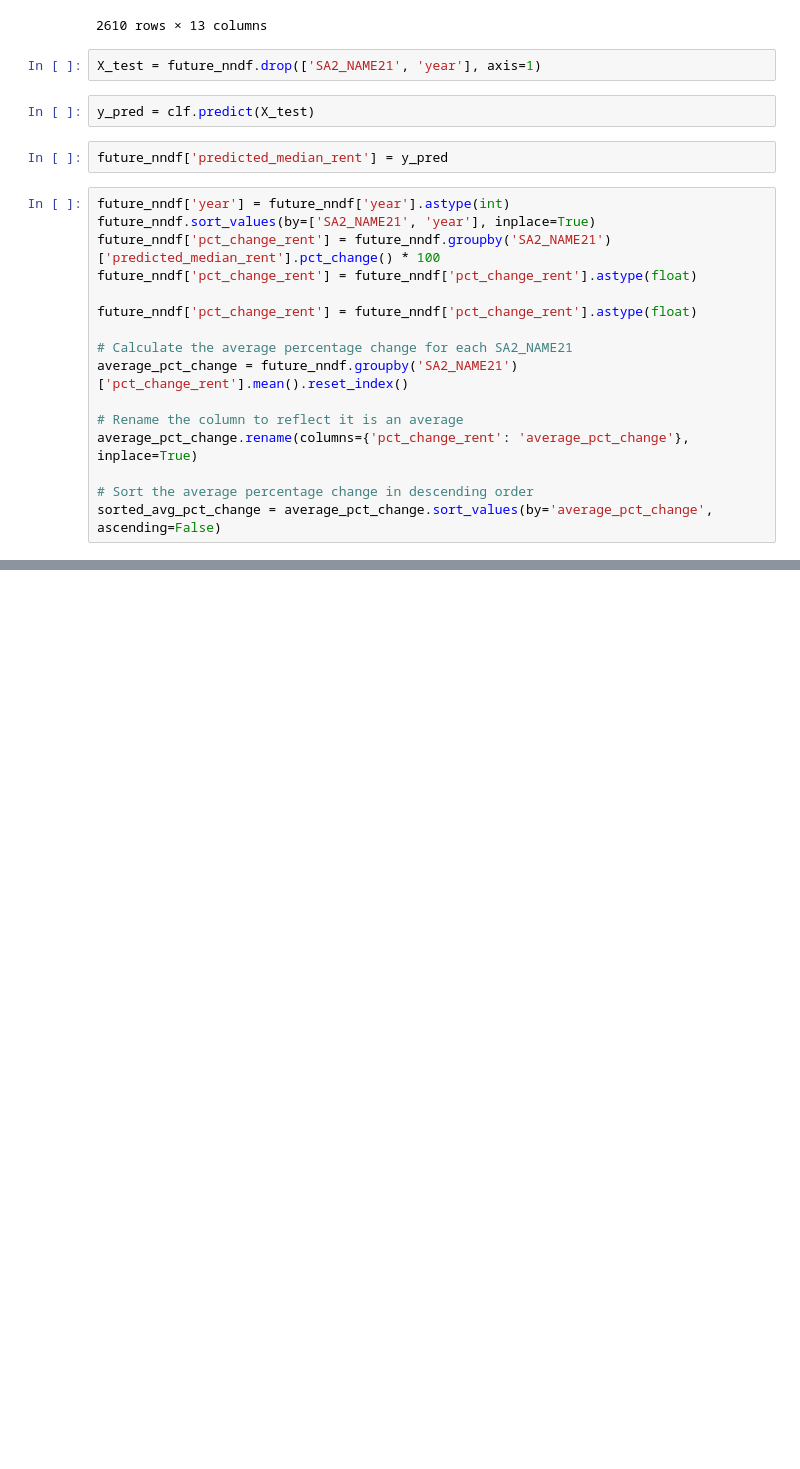
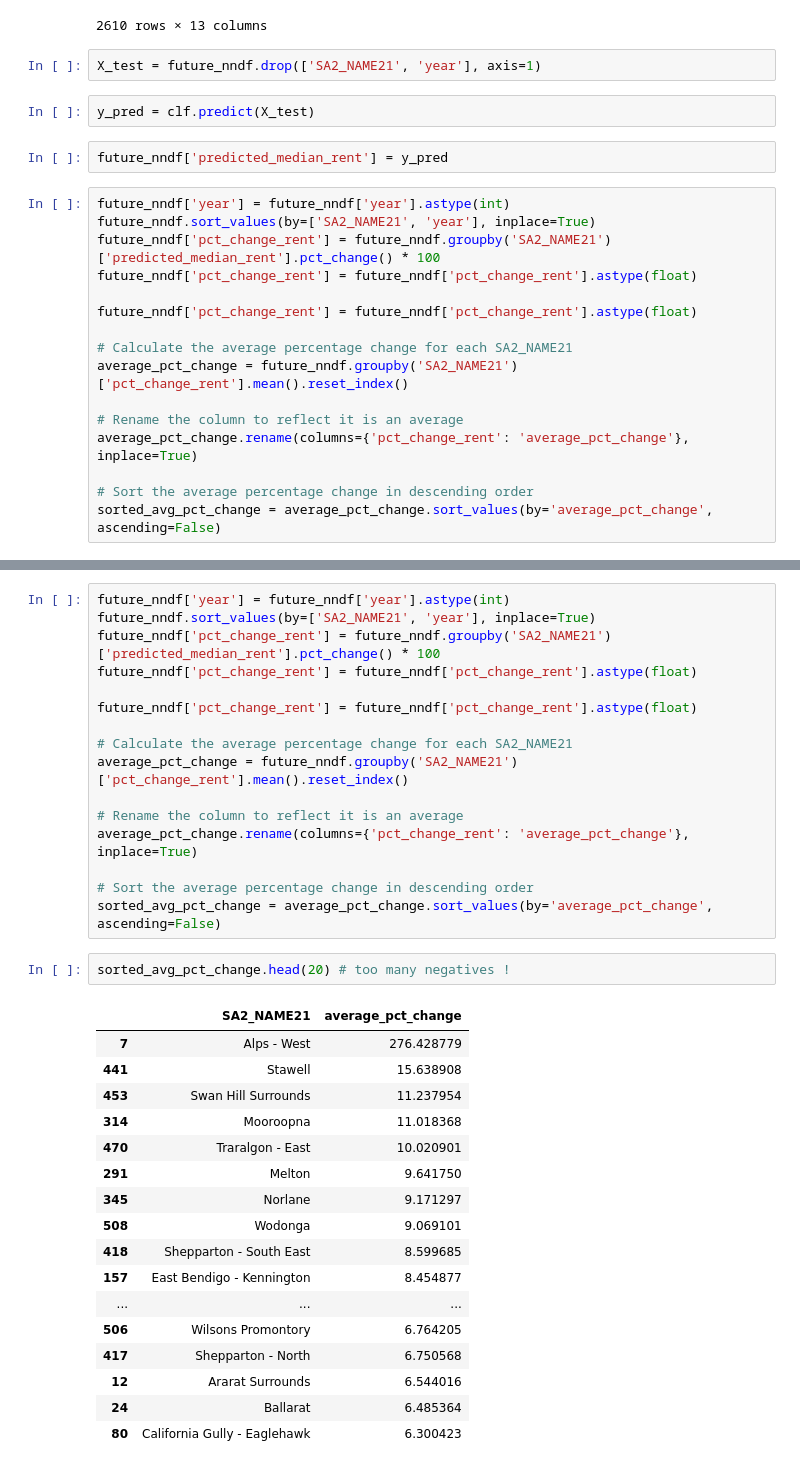
Before and after one commit to MAST30034-AppliedDataScience/project-2-group-real-estate-industry-project-31, a Jupyter notebook: notebooks/question2.ipynb, the cells around one changed output, grey strips where cells are left out. Drawn from its saved outputs; the diff is of its cells as text; blank space fills up the shorter version.

```diff
--- a/notebooks/question2.ipynb
+++ b/notebooks/question2.ipynb
@@ -185,0 +251,36 @@ sorted_avg_pct_change.tail(20)
+# %%
+future_nndf['year'] = future_nndf['year'].astype(int)
+future_nndf.sort_values(by=['SA2_NAME21', 'year'], inplace=True)
+future_nndf['pct_change_rent'] = future_nndf.groupby('SA2_NAME21')['predicted_median_rent'].pct_change() * 100
+future_nndf['pct_change_rent'] = future_nndf['pct_change_rent'].astype(float)
+
+future_nndf['pct_change_rent'] = future_nndf['pct_change_rent'].astype(float)
+
+# Calculate the average percentage change for each SA2_NAME21
+average_pct_change = future_nndf.groupby('SA2_NAME21')['pct_change_rent'].mean().reset_index()
+
+# Rename the column to reflect it is an average
+average_pct_change.rename(columns={'pct_change_rent': 'average_pct_change'}, inplace=True)
+
+# Sort the average percentage change in descending order
+sorted_avg_pct_change = average_pct_change.sort_values(by='average_pct_change', ascending=False)
+# %%
+sorted_avg_pct_change.head(20) # too many negatives !
+# %% [output]
+|  | SA2_NAME21 | average_pct_change |
+| 7 | Alps - West | 276.428779 |
+| 441 | Stawell | 15.638908 |
+| 453 | Swan Hill Surrounds | 11.237954 |
+| 314 | Mooroopna | 11.018368 |
+| 470 | Traralgon - East | 10.020901 |
+| 291 | Melton | 9.641750 |
+| 345 | Norlane | 9.171297 |
+| 508 | Wodonga | 9.069101 |
+| 418 | Shepparton - South East | 8.599685 |
+| 157 | East Bendigo - Kennington | 8.454877 |
+| ... | ... | ... |
+| 506 | Wilsons Promontory | 6.764205 |
+| 417 | Shepparton - North | 6.750568 |
+| 12 | Ararat Surrounds | 6.544016 |
+| 24 | Ballarat | 6.485364 |
+| 80 | California Gully - Eaglehawk | 6.300423 |
```
Also changed, not shown: parts of 14 cells of this notebook.
